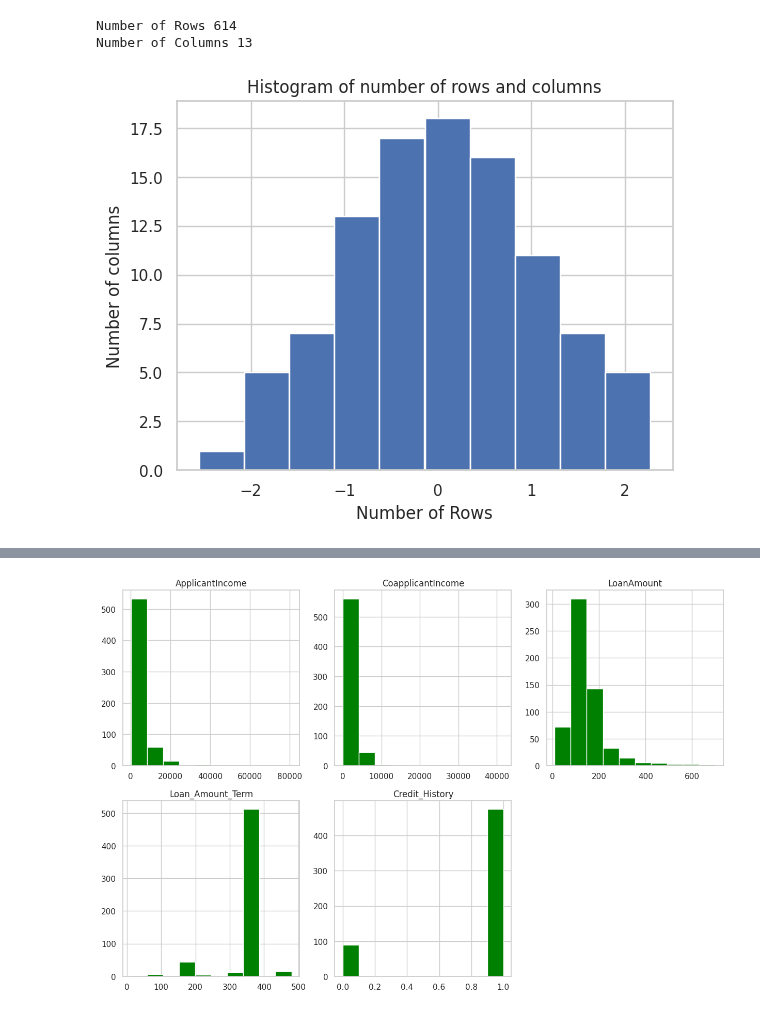
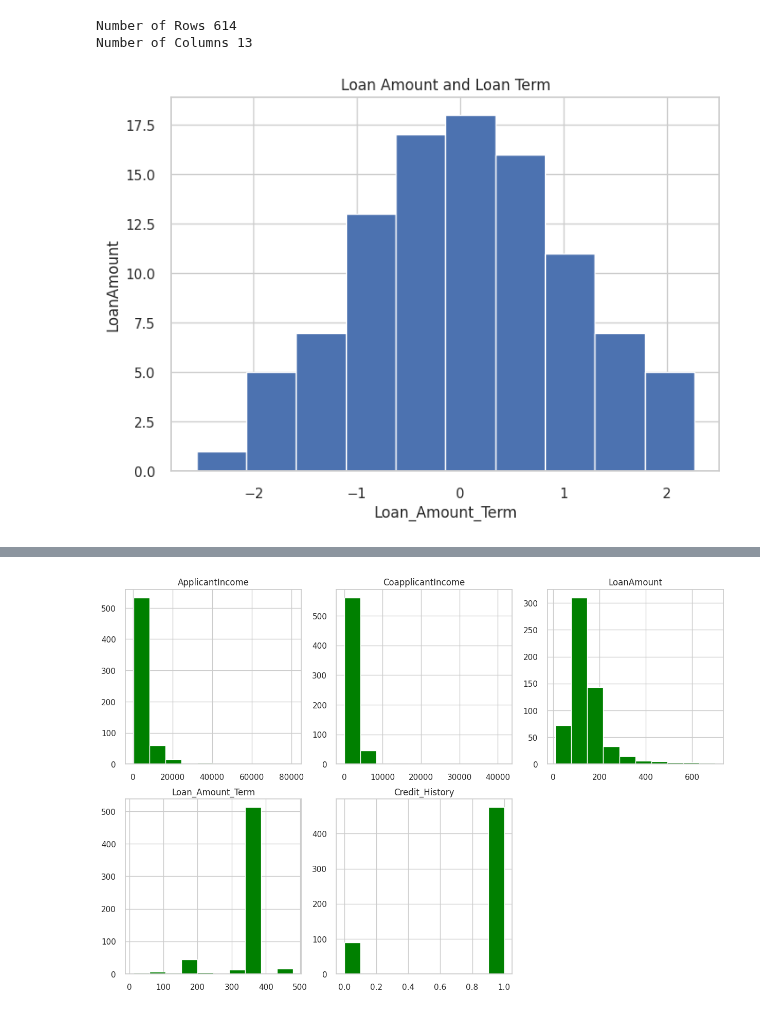
Before and after one commit to MartinNde/MartinN_1, a Jupyter notebook: Copy_of_Assignment_R_Application_for_Loan_.ipynb, the cells around one changed output, grey strips where cells are left out. Cells and saved outputs as stored; diff of their text form; code cells hidden in the pictures.

```diff
--- a/Copy_of_Assignment_R_Application_for_Loan_.ipynb
+++ b/Copy_of_Assignment_R_Application_for_Loan_.ipynb
@@ -155,21 +167,21 @@ Number of Columns 13
 # %%
 # Generate some data to plot
 import numpy as np
 np.random.seed(0)
 x = np.random.normal(size=100)
 
 # Create a histogram with 10 bins
 plt.hist(x, bins=10)
 
 # Add axis labels and a title
-plt.xlabel('Number of Rows')
-plt.ylabel('Number of columns')
-plt.title('Histogram of number of rows and columns')
+plt.xlabel('Loan_Amount_Term')
+plt.ylabel('LoanAmount')
+plt.title('Loan Amount and Loan Term')
 
 # Show the plot
 plt.show()
 # %% [output]
-[figure, old version]
+[figure, new version]
 # %%
 data.describe()
 # %% [output]
```
Also changed, not shown: parts of 26 cells of this notebook.
